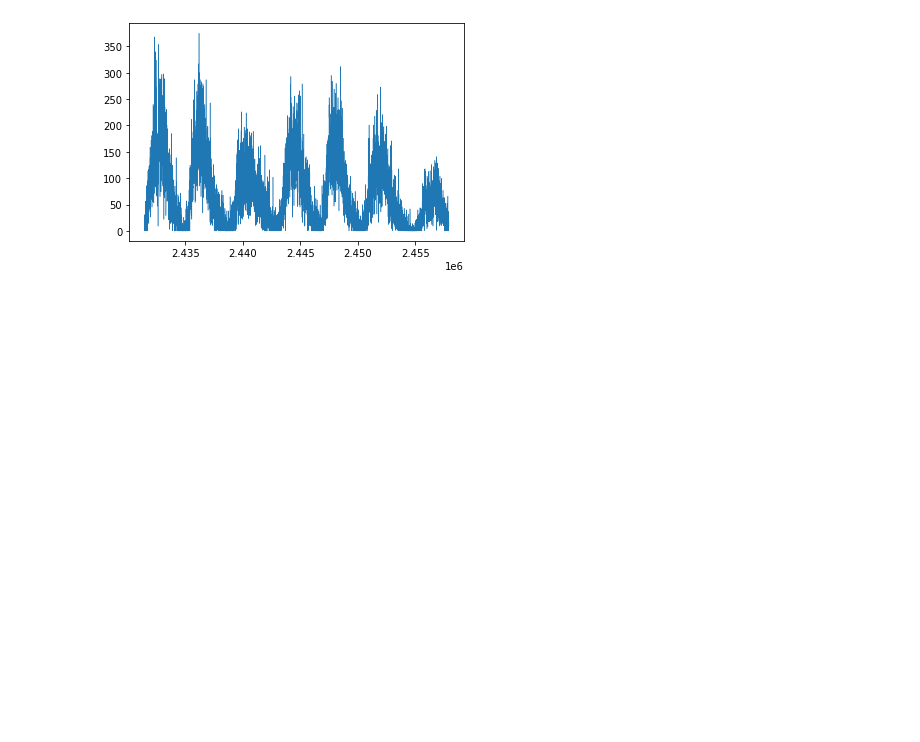
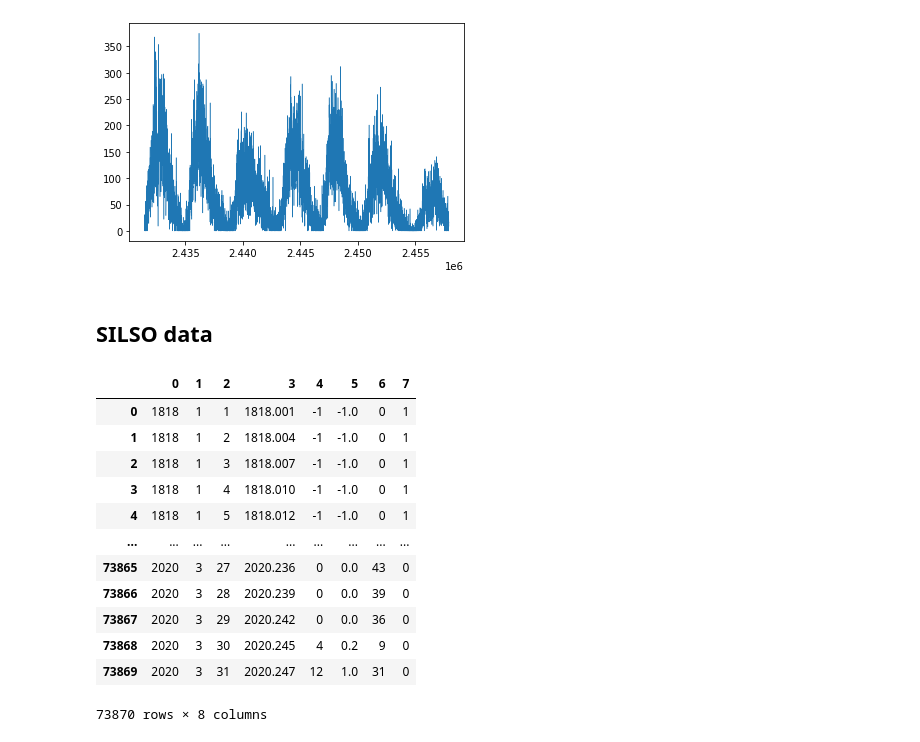
Before and after one commit to christandoi/ast596fds-final, a Jupyter notebook: frank/nb1.ipynb, the cells around one changed output. Drawn from its saved outputs; the diff is of its cells as text; code cells hidden in the pictures; blank space fills up the shorter version.

```diff
--- a/frank/nb1.ipynb
+++ b/frank/nb1.ipynb
@@ -52,0 +53,21 @@ np.savetxt('NOAA_daily_inJD.txt',stacked.T, fmt='%1.1f',header='Julian_date SSN'
+# %% [markdown]
+## SILSO data
+# %%
+file = '../sunspot_data/SILSO_daily_1818.csv'
+
+silso_data = pd.read_table(file, sep=';', header=None)
+silso_data
+# %% [output]
+|  | 0 | 1 | 2 | 3 | 4 | 5 | 6 | 7 |
+| 0 | 1818 | 1 | 1 | 1818.001 | -1 | -1.0 | 0 | 1 |
+| 1 | 1818 | 1 | 2 | 1818.004 | -1 | -1.0 | 0 | 1 |
+| 2 | 1818 | 1 | 3 | 1818.007 | -1 | -1.0 | 0 | 1 |
+| 3 | 1818 | 1 | 4 | 1818.010 | -1 | -1.0 | 0 | 1 |
+| 4 | 1818 | 1 | 5 | 1818.012 | -1 | -1.0 | 0 | 1 |
+| ... | ... | ... | ... | ... | ... | ... | ... | ... |
+| 73865 | 2020 | 3 | 27 | 2020.236 | 0 | 0.0 | 43 | 0 |
+| 73866 | 2020 | 3 | 28 | 2020.239 | 0 | 0.0 | 39 | 0 |
+| 73867 | 2020 | 3 | 29 | 2020.242 | 0 | 0.0 | 36 | 0 |
+| 73868 | 2020 | 3 | 30 | 2020.245 | 4 | 0.2 | 9 | 0 |
+| 73869 | 2020 | 3 | 31 | 2020.247 | 12 | 1.0 | 31 | 0 |
+73870 rows × 8 columns
```
Also changed, not shown: parts of 5 cells of this notebook, 3 other files.
